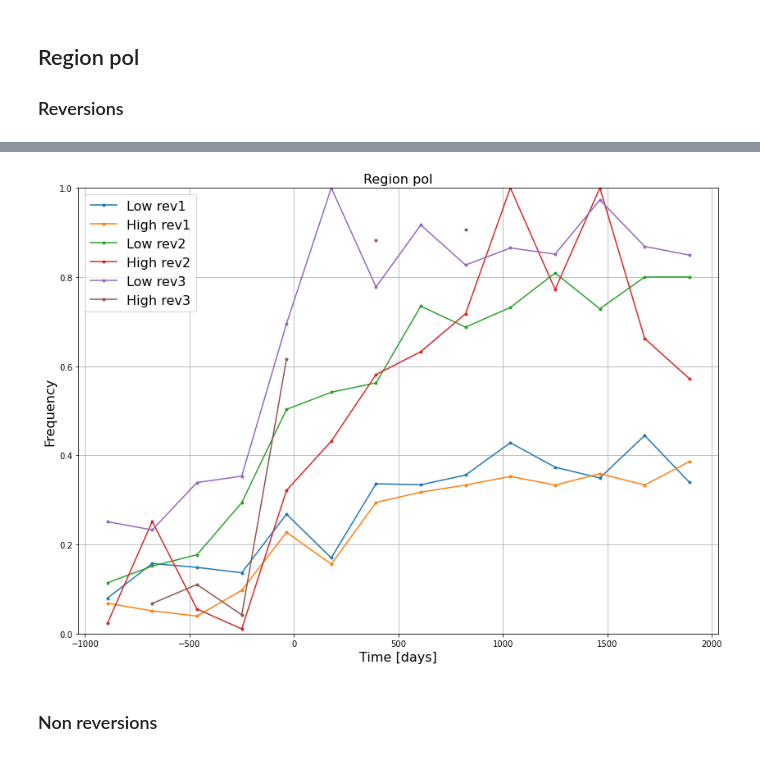
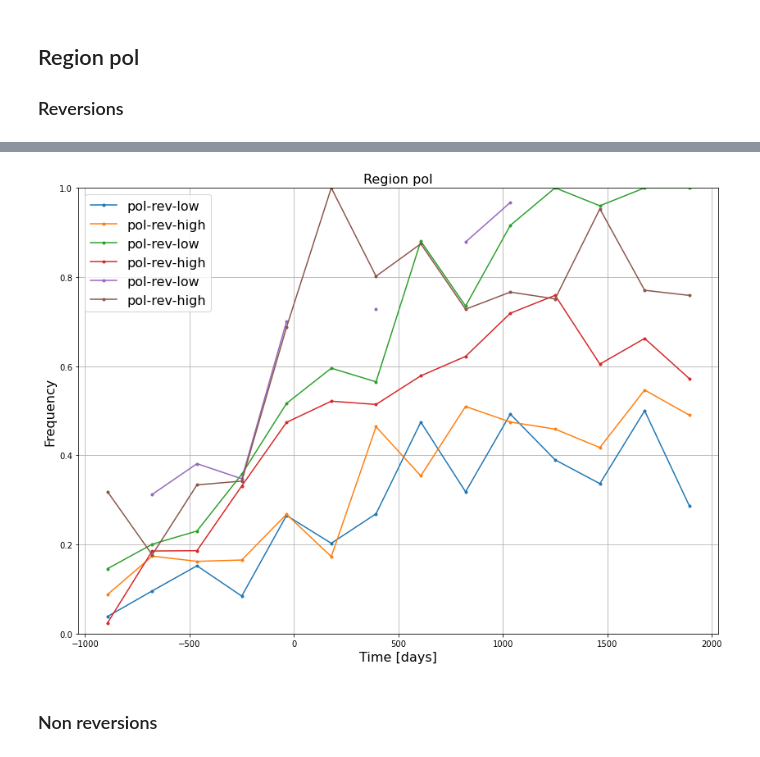
Before and after one commit to neherlab/HIVEVO_recombination, a Jupyter notebook: notebooks/Fitness.ipynb, the cells around one changed output, grey strips where cells are left out. Saved outputs shown, nothing was run; the diff lists cells and outputs as text; code cells hidden in the pictures.

```diff
--- a/notebooks/Fitness.ipynb
+++ b/notebooks/Fitness.ipynb
@@ -210,15 +150,3 @@ plt.show()
 # %% [markdown]
 ## Region pol
 ### Reversions
-# %%
-freq_range = [0.2, 0.4]
-time_bins, mean_pol_rev_low1, mean_pol_rev_high1 = mean_low_vs_high(traj_pol_rev_low, traj_pol_rev_high, freq_range)
-
-freq_range = [0.4, 0.6]
-time_bins, mean_pol_rev_low2, mean_pol_rev_high2 = mean_low_vs_high(traj_pol_rev_low, traj_pol_rev_high, freq_range)
-
-freq_range = [0.6, 0.8]
-time_bins, mean_pol_rev_low3, mean_pol_rev_high3 = mean_low_vs_high(traj_pol_rev_low, traj_pol_rev_high, freq_range)
-
-freq_range = [0.1,0.9]
-time_bins, mean_pol_rev_low_all, mean_pol_rev_high_all = mean_low_vs_high(traj_pol_rev_low, traj_pol_rev_high, freq_range)
@@ -239,20 +153,6 @@ plt.show()
-# %%
-plt.figure(figsize=(14,10))
-plt.title("Reversion", fontsize=fontsize)
-plt.plot(time_bins, mean_pol_rev_low1, '.-', label="Low rev1")
-plt.plot(time_bins, mean_pol_rev_high1, '.-', label="High rev1")
-plt.plot(time_bins, mean_pol_rev_low2, '.-', label="Low rev2")
-plt.plot(time_bins, mean_pol_rev_high2, '.-', label="High rev2")
-plt.plot(time_bins, mean_pol_rev_low3, '.-', label="Low rev3")
-plt.plot(time_bins, mean_pol_rev_high3, '.-', label="High rev3")
-plt.xlabel("Time [days]", fontsize=fontsize)
-plt.ylabel("Frequency", fontsize=fontsize)
-plt.legend(fontsize=fontsize)
-plt.title(f"Region pol", fontsize=fontsize)
-plt.ylim([0,1])
-plt.grid()
-plt.show()
-# %% [output]
-[figure, removed]
+# %%
+plot_means(time_bins, means, freq_ranges, "pol", "rev")
+# %% [output]
+[figure, added]
 # %% [markdown]
 ### Non reversions
```
Also changed, not shown: parts of 32 cells of this notebook.
